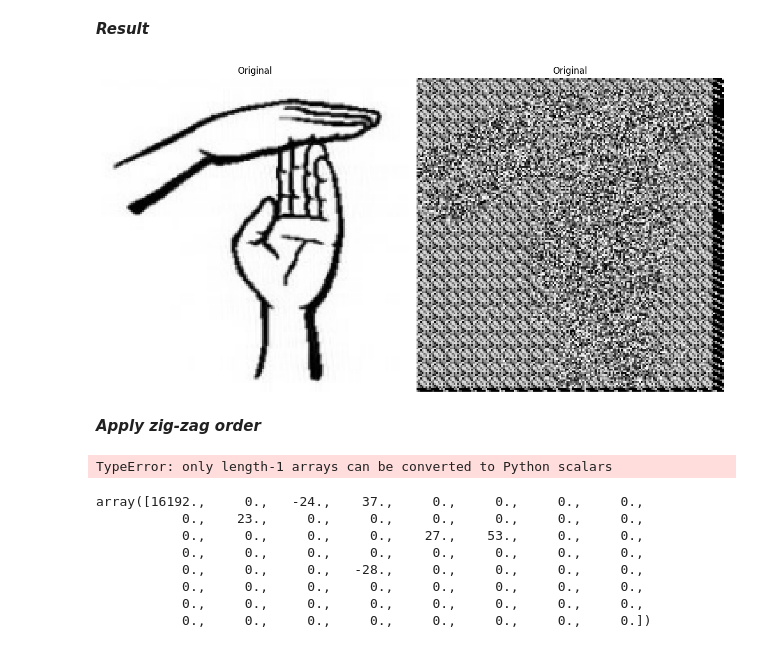
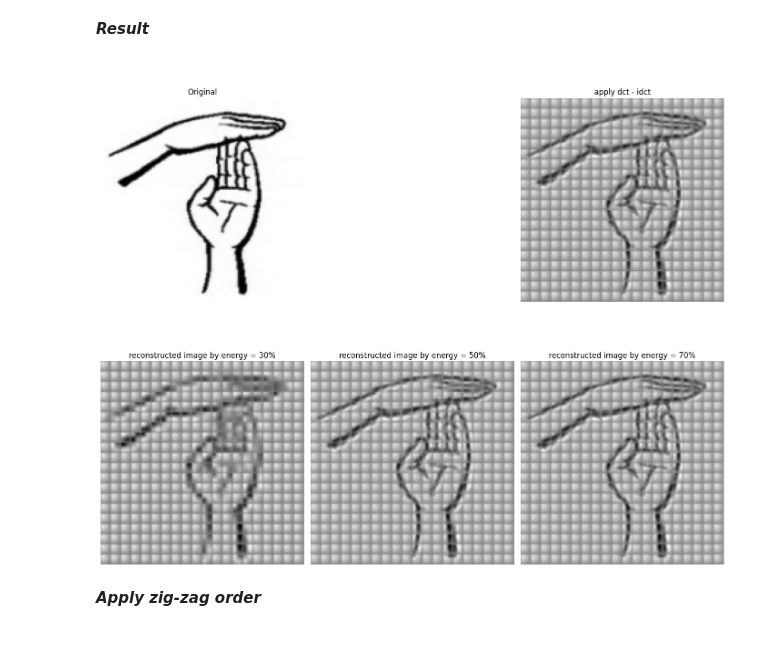
Before and after one commit to khaled6001/tp-tests, a Jupyter notebook: ipcv/TpDCT.ipynb, the cells around one changed output. Drawn from its saved outputs; the diff is of its cells as text; code cells hidden in the pictures.

```diff
--- a/ipcv/TpDCT.ipynb
+++ b/ipcv/TpDCT.ipynb
@@ -92,12 +142,13 @@ dctM = DCT(blocks)
 # %%
 def quantizition(arr, Q):
     quant = QQC(Q)
+    totest = np.copy(arr)
     finalStep = np.zeros_like(arr)
     for i in range(width):
         for j in range(height):
             for x in range(8):
                 for y in range(8):
-                    finalStep[i, j, x, y] = round(arr[i, j, x, y] * quant[x, y])
+                    finalStep[i, j, x, y] = round(totest[i, j, x, y] / quant[x, y])
     return finalStep
 
 qun = quantizition(dctM, 50)
@@ -112,9 +198,10 @@ def energy_left(arr, energy):
             qunP[i, j, leftEnergy:] = 0
             qunP[i, j, :, leftEnergy:] = 0
     return qunP
-newImg_70 = energy_left(qun, 70)
-newImg_50 = energy_left(qun, 50)
-newImg_30 = energy_left(qun, 30)
+newImg_70 = energy_left(Iqun, 70)
+newImg_50 = energy_left(Iqun, 50)
+newImg_30 = energy_left(Iqun, 30)
+newImg = energy_left(Iqun, 100)
 # %% [markdown]
 ***Apply the IDCT***
 # %%
@@ -122,24 +209,23 @@ def inv_DCT(arr):
     width, height, _, _ = arr.shape
     result = np.zeros_like(arr)
     g_x = np.copy(arr)
-    for row in range(width):
+    for row in trange(width):
         for column in range(height):
             for u in range(8):
-                au = 1/2
-                if u == 0: np.sqrt(1 / 8)
+                au = 1
+                if u == 0: au = np.sqrt(1 / 2)
                 for v in range(8):
                     sumGx = 0
-                    av = 1/2
-                    if v == 0: av =  np.sqrt(1 / 8)
+                    av = 1
+                    if v == 0: av = np.sqrt(1 / 2)
                     for x in range(8):
                         for y in range(8):
-                            sumGx = sumGx + g_x[row, column, x, y] * np.cos(((2 * x + 1) * u * np.pi) / 16) * np.cos(
-                                ((2 * y + 1) * v * np.pi) / 16)
-                    result[row, column, u, v] = au * av * sumGx
+                            sumGx += g_x[row, column, x, y] * np.cos(((2 * x + 1) * u * np.pi) / 16) * np.cos(((2 * y + 1) * v * np.pi) / 16)
+                    result[row, column, u, v] = (1/4) * au * av * sumGx
     result += 128
     return result.astype(np.uint8)
 # %%
 inv_dct_30 = inv_DCT(np.array(newImg_30))
 inv_dct_50 = inv_DCT(np.array(newImg_50))
 inv_dct_70 = inv_DCT(np.array(newImg_70))
-inv_dct = inv_DCT(np.array(qun))
+inv_dct = inv_DCT(qun)
@@ -159,21 +249,17 @@ new_Img_70 = restord(inv_dct_70)
 # %% [markdown]
 ***Result***
 # %%
-fig = plt.figure(figsize=(12, 10))
-# fig , axe = plt.subplots(nrows=2, ncols=3, figsize=(14, 12))
-plt.subplot(121);plt.imshow(I, cmap="gray");plt.axis("off");plt.title("Original")
-plt.subplot(122);plt.imshow(new_Img, cmap="gray");plt.axis("off");plt.title("Original")
-# axe[0, 1].imshow(I, cmap="gray");axe[0, 1].axis("off");axe[0, 1].set_title("Original")
-# axe[1, 0].imshow(new_Img_30, cmap="gray");axe[1, 0].axis("off");axe[1, 0].set_title("reconstructed image by energy = 30%")
-# plt.subplot(131);plt.imshow(new_Img_30, cmap="gray");plt.axis("off");plt.title("reconstructed image by energy = 30%")
-# # axe[1, 1].imshow(new_Img_50, cmap="gray");axe[1, 1].axis("off");axe[1, 1].set_title("reconstructed image by energy = 50%")
-# plt.subplot(132);plt.imshow(new_Img_50, cmap="gray");plt.axis("off");plt.title("reconstructed image by energy = 50%")
-# # axe[1, 2].imshow(new_Img_70, cmap="gray");axe[1, 2].axis("off");axe[1, 2].set_title("reconstructed image by energy = 70%")
-# plt.subplot(133);plt.imshow(new_Img_70, cmap="gray");plt.axis("off");plt.title("reconstructed image by energy = 70%")
+fig , axe = plt.subplots(nrows=2, ncols=3, figsize=(14, 12))
+axe[0, 0].imshow(I, cmap="gray");axe[0, 0].axis("off");axe[0, 0].set_title("Original")
+axe[0, 1].axis("off")
+axe[0, 2].imshow(new_Img, cmap="gray");axe[0, 2].axis("off");axe[0, 2].set_title("apply dct - idct")
+axe[1, 0].imshow(new_Img_30, cmap="gray");axe[1, 0].axis("off");axe[1, 0].set_title("reconstructed image by energy = 30%")
+axe[1, 1].imshow(new_Img_50, cmap="gray");axe[1, 1].axis("off");axe[1, 1].set_title("reconstructed image by energy = 50%")
+axe[1, 2].imshow(new_Img_70, cmap="gray");axe[1, 2].axis("off");axe[1, 2].set_title("reconstructed image by energy = 70%")
 plt.tight_layout()
 plt.show()
 # %% [output]
-[figure, old version]
+[figure, new version]
 # %% [markdown]
 ***Apply zig-zag order***
 # %%
@@ -189,7 +275,7 @@ def zigzag(mat):
 orderArray = zigzag(qun)
 # %%
 width_o, height_o, deep_o = orderArray.shape
-DPCM = np.copy(orderArray)
+DPCM = np.zeros_like(orderArray)
 for x in range(width_o):
     for y in range(height_o) :
         if x == 0 and y == 0 : DPCM[x, y, 0] = orderArray[x, y, 0]
@@ -203,19 +289,6 @@ for x in range(width_o):
             sub = orderArray[x - 1, y - 1, 0]
             DPCM[x, y, 0] = orderArray[x, y, 0] - sub
 DPCM = np.round(DPCM)
-# %% [output]
-TypeError: only length-1 arrays can be converted to Python scalars
-# %%
-DPCM[0,0]
-# %% [output]
-array([16192.,     0.,   -24.,    37.,     0.,     0.,     0.,     0.,
-           0.,    23.,     0.,     0.,     0.,     0.,     0.,     0.,
-           0.,     0.,     0.,     0.,    27.,    53.,     0.,     0.,
-           0.,     0.,     0.,     0.,     0.,     0.,     0.,     0.,
-           0.,     0.,     0.,   -28.,     0.,     0.,     0.,     0.,
-           0.,     0.,     0.,     0.,     0.,     0.,     0.,     0.,
-           0.,     0.,     0.,     0.,     0.,     0.,     0.,     0.,
-           0.,     0.,     0.,     0.,     0.,     0.,     0.,     0.])
 # %%
 ac = np.zeros_like(DPCM, dtype=object)
 for x in range(width_o):
```
Also changed, not shown: parts of 21 cells of this notebook.
